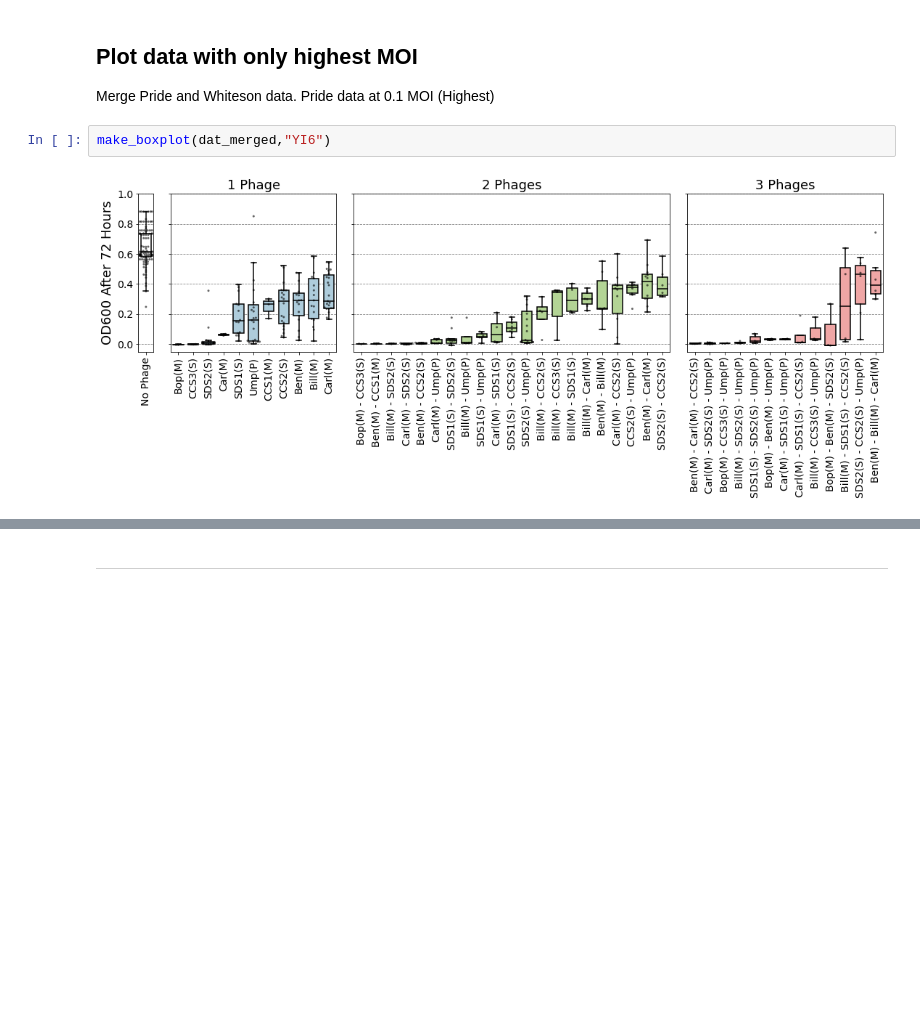
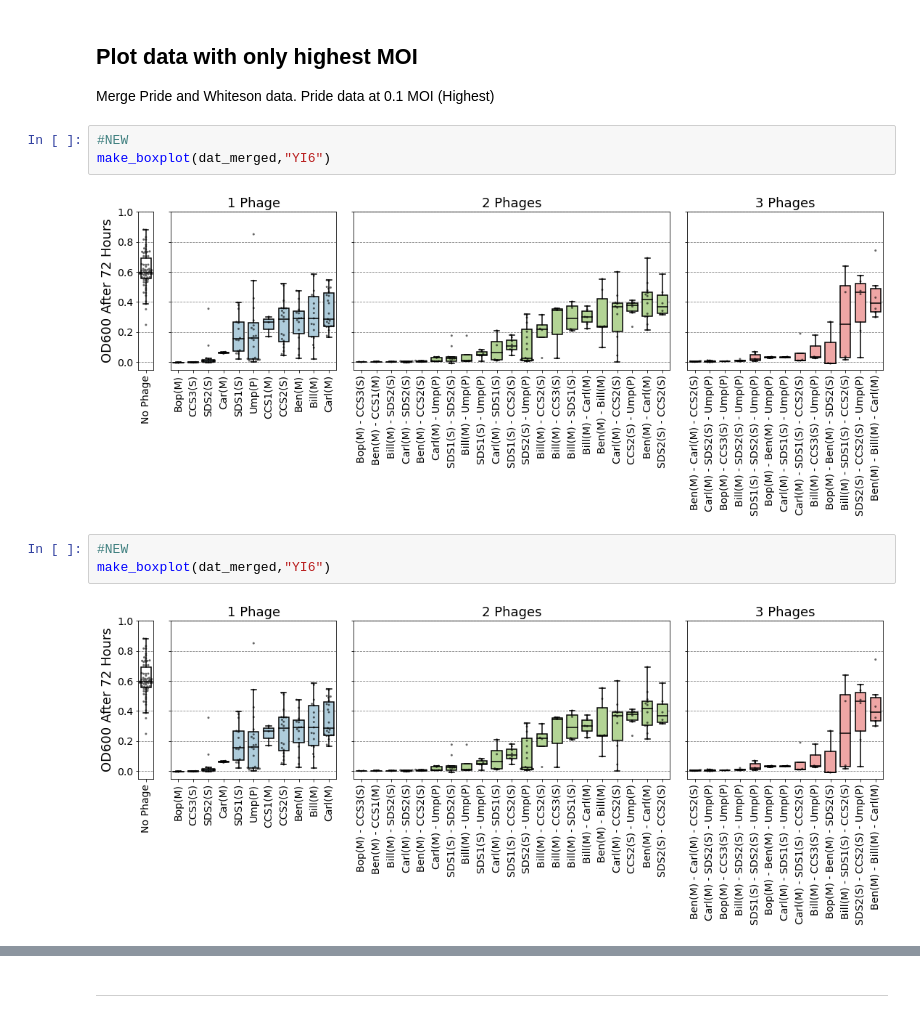
Before and after one commit to swandro/phage_cocktails, a Jupyter notebook: plot_cocktails.ipynb, the cells around one changed output, grey strips where cells are left out. Cells and saved outputs as stored; diff of their text form; blank space fills up the shorter version.

```diff
--- a/plot_cocktails.ipynb
+++ b/plot_cocktails.ipynb
@@ -278,7 +283,13 @@ def make_boxplot(dat_merged,bac, number_titles=True):
 ## Plot data with only highest MOI
 Merge Pride and Whiteson data. Pride data at 0.1 MOI (Highest)
 # %%
+#NEW
 make_boxplot(dat_merged,"YI6")
 # %% [output]
 [figure]
+# %%
+#NEW
+make_boxplot(dat_merged,"YI6")
+# %% [output]
+[figure, added]
 # %%
```
Also changed, not shown: parts of 12 cells of this notebook, 17 other files.
